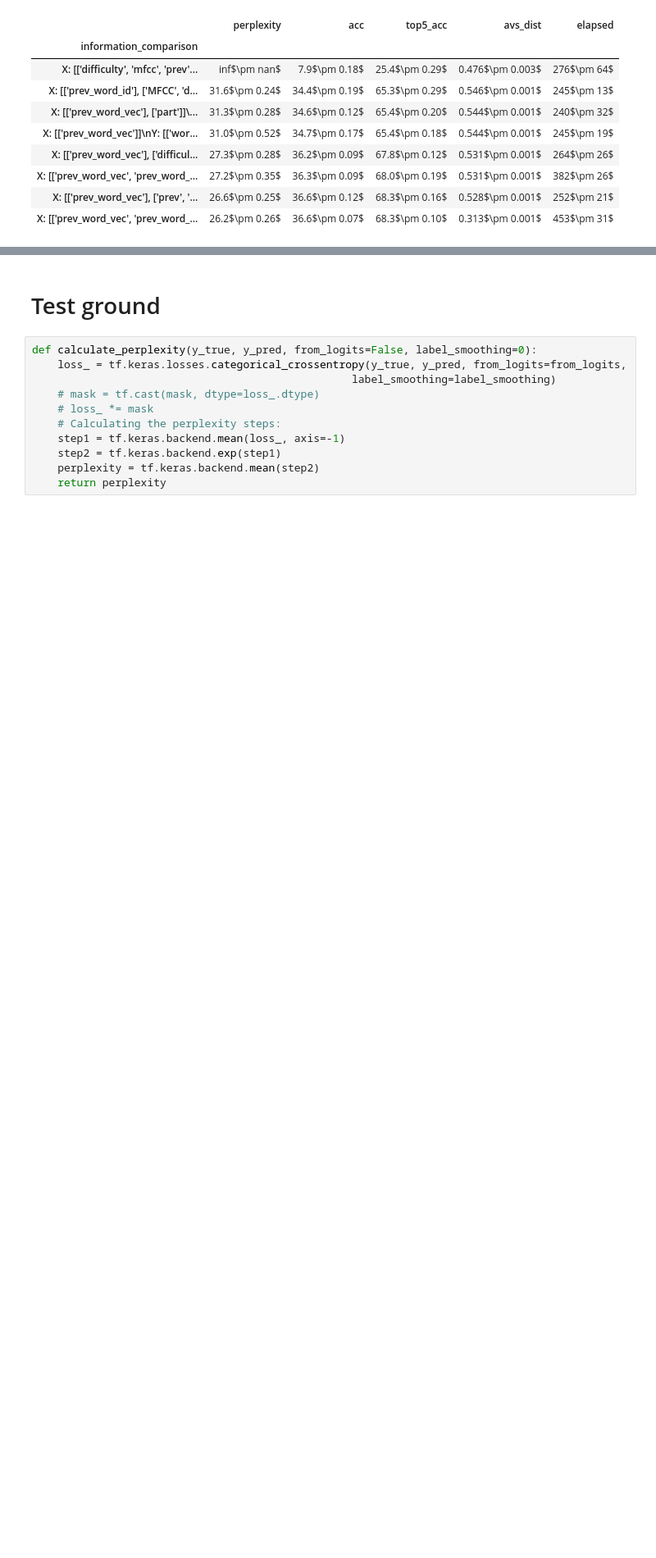
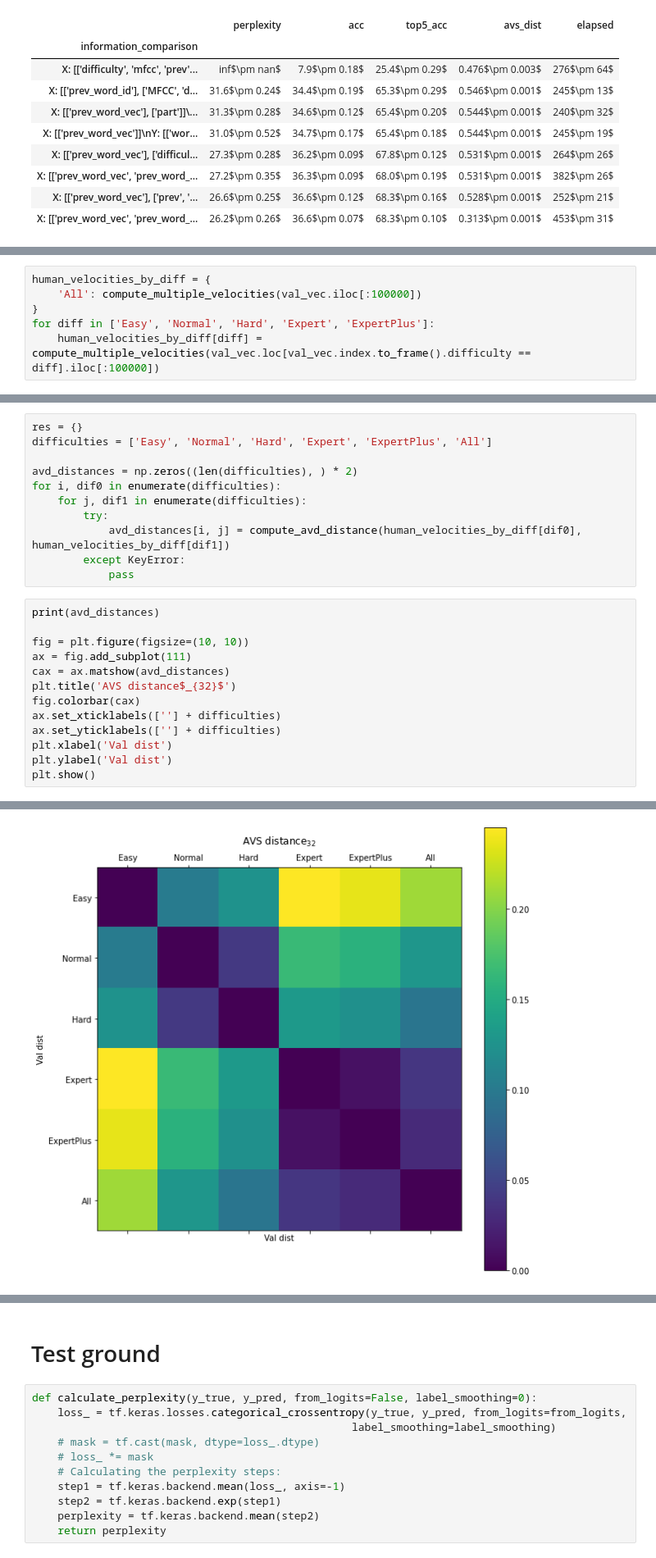
Before and after one commit to ronaldluc/DeepSaber, a Jupyter notebook: src/notebooks/results_exploration.ipynb, the cells around one changed output, grey strips where cells are left out. Shown at 82% size. Cells and saved outputs as stored; diff of their text form; blank space fills up the shorter version.

```diff
--- a/src/notebooks/results_exploration.ipynb
+++ b/src/notebooks/results_exploration.ipynb
@@ -442,0 +438,6 @@ sys.path.append("../") # go to parent dir
+# %%
+human_velocities_by_diff = {
+    'All': compute_multiple_velocities(val_vec.iloc[:100000])
+}
+for diff in ['Easy', 'Normal', 'Hard', 'Expert', 'ExpertPlus']:
+    human_velocities_by_diff[diff] = compute_multiple_velocities(val_vec.loc[val_vec.index.to_frame().difficulty == diff].iloc[:100000])
@@ -442,0 +453,25 @@ sys.path.append("../") # go to parent dir
+# %%
+res = {}
+difficulties = ['Easy', 'Normal', 'Hard', 'Expert', 'ExpertPlus', 'All']
+
+avd_distances = np.zeros((len(difficulties), ) * 2)
+for i, dif0 in enumerate(difficulties):
+    for j, dif1 in enumerate(difficulties):
+        try:
+            avd_distances[i, j] = compute_avd_distance(human_velocities_by_diff[dif0], human_velocities_by_diff[dif1])
+        except KeyError:
+            pass
+# %%
+print(avd_distances)
+
+fig = plt.figure(figsize=(10, 10))
+ax = fig.add_subplot(111)
+cax = ax.matshow(avd_distances)
+plt.title('AVS distance$_{32}$')
+fig.colorbar(cax)
+ax.set_xticklabels([''] + difficulties)
+ax.set_yticklabels([''] + difficulties)
+plt.xlabel('Val dist')
+plt.ylabel('Val dist')
+plt.show()
+# %% [output]
@@ -443 +484,2 @@ sys.path.append("../") # go to parent dir
+[figure, added]
 # %%
```
Also changed, not shown: parts of 27 cells of this notebook, 7 other files.
